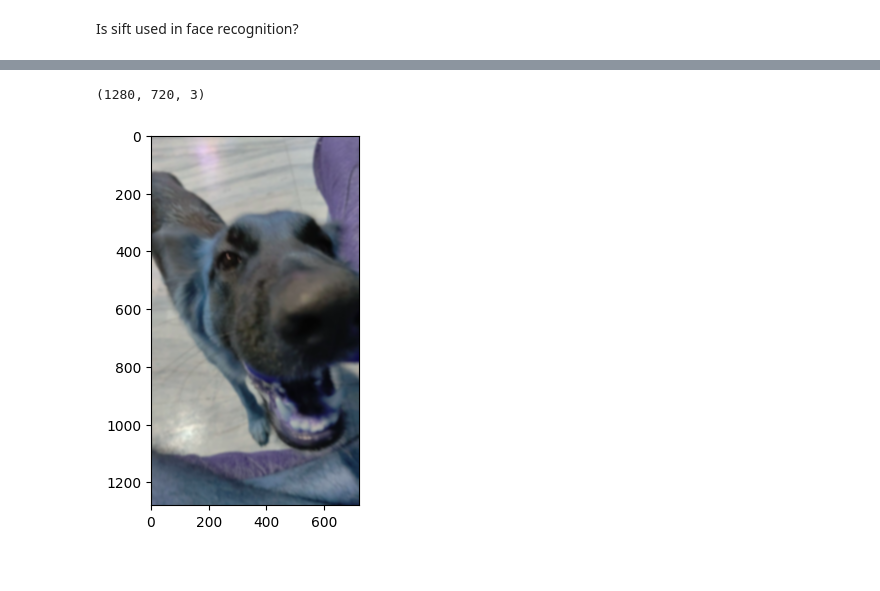
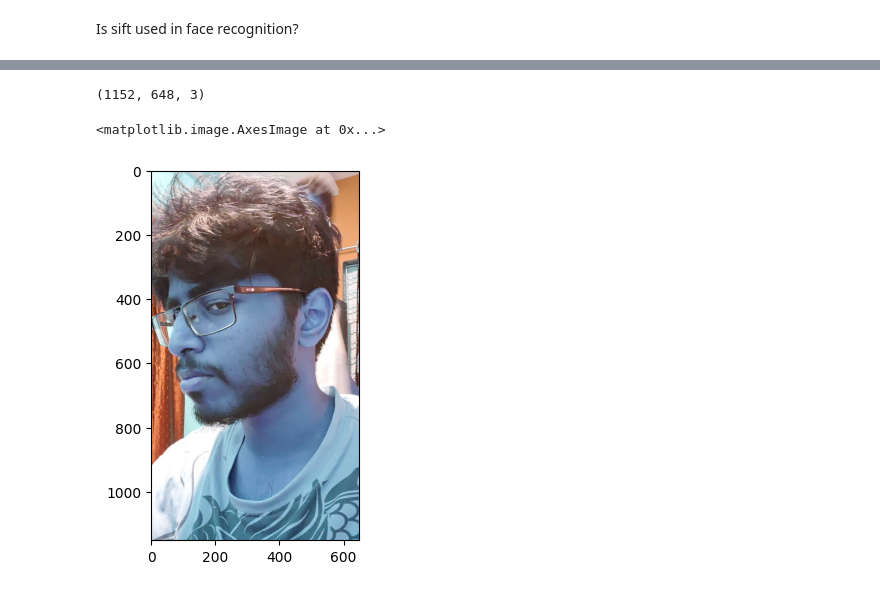
Before and after one commit to Vishwa2684/Computer-Vision, a Jupyter notebook: Object Detection/SIFT/sift.ipynb, the cells around one changed output, grey strips where cells are left out. Saved outputs shown, nothing was run; the diff lists cells and outputs as text; code cells hidden in the pictures.

```diff
--- a/Object Detection/SIFT/sift.ipynb
+++ b/Object Detection/SIFT/sift.ipynb
@@ -41,8 +22,0 @@ doggo.shape
-# %%
-
-blurred_img = cv2.GaussianBlur(doggo,(9,9),64.5)
-plt.imshow(blurred_img)
-print(blurred_img.shape)
-# %% [output]
-(1280, 720, 3)
-[figure, removed]
@@ -48,0 +37,10 @@ print(blurred_img.shape)
+# %%
+maple = '../datasets/face1.jpg'
+img = cv2.imread(maple)
+print(img.shape)
+# flags=cv2.DRAW_MATCHES_FLAGS_DRAW_RICH_KEYPOINTS
+plt.imshow(img,cmap='gray')
+# %% [output]
+(1152, 648, 3)
+<matplotlib.image.AxesImage at 0x...>
+[figure, added]
```
Also changed, not shown: parts of 6 cells of this notebook, 5 other files.
